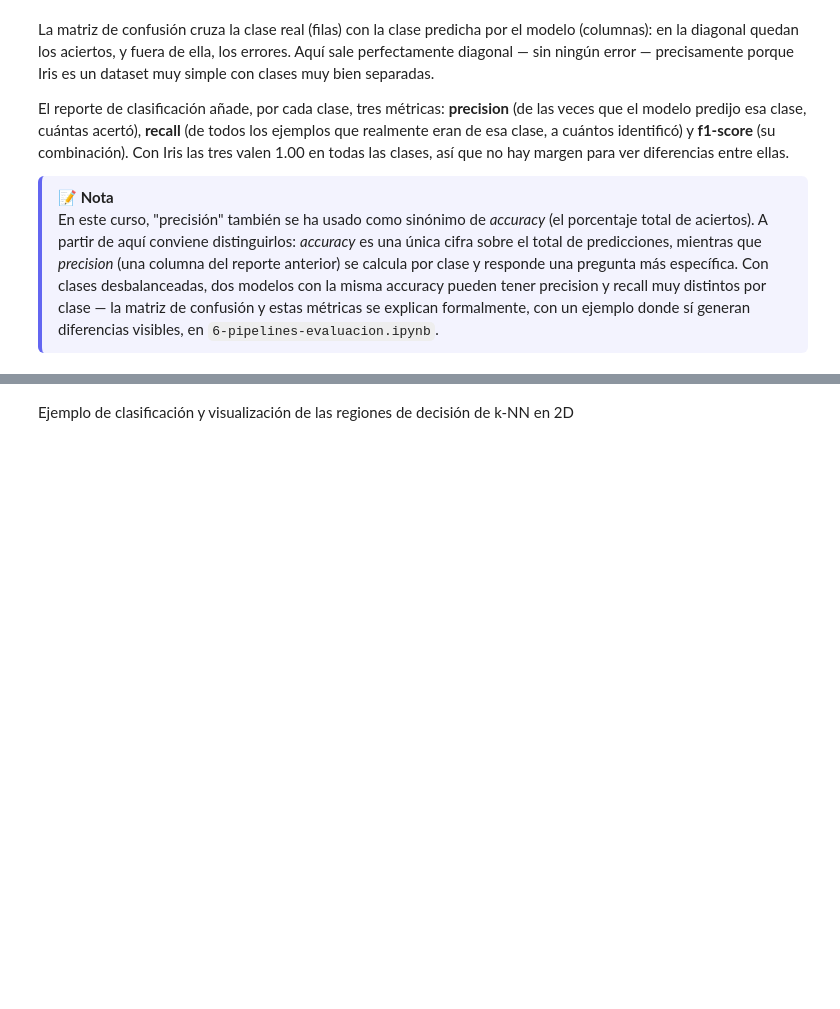
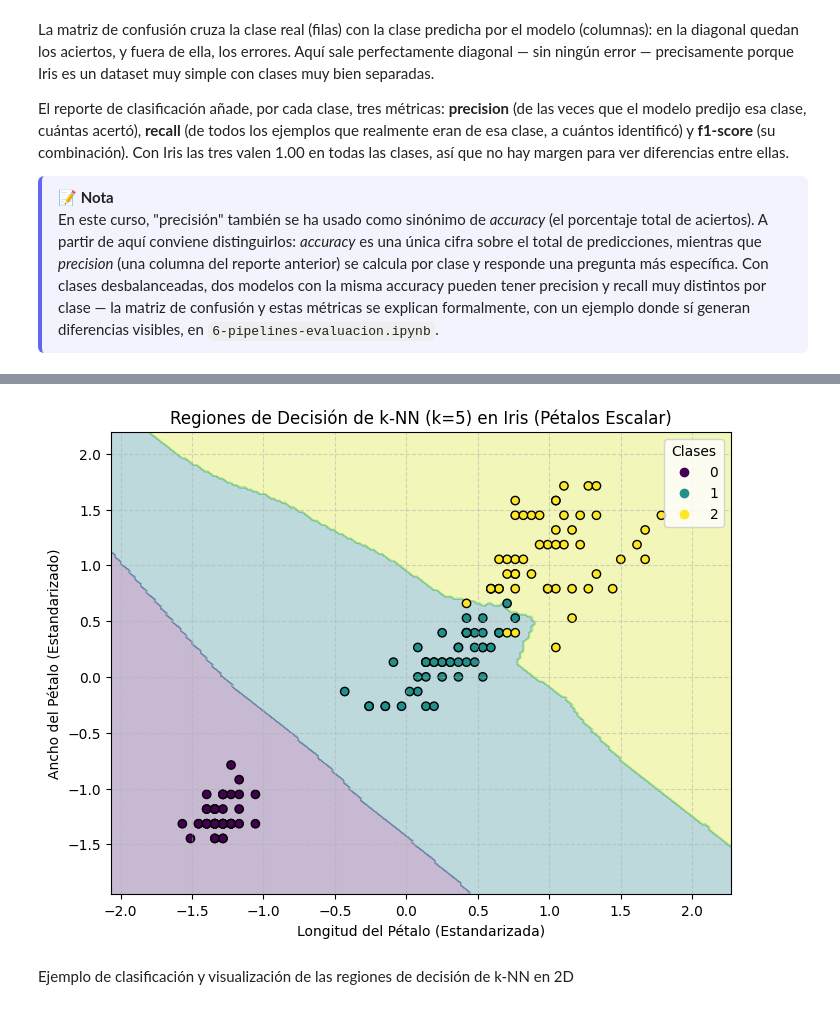
Before and after one commit to Sebastian-Cely/IA-Course-UdB, a Jupyter notebook: Unidad 3/2-introduccion-machine-learning.ipynb, the cells around one changed output, grey strips where cells are left out. Cells and saved outputs as stored; diff of their text form; code cells hidden in the pictures; blank space fills up the shorter version.

```diff
--- a/Unidad 3/2-introduccion-machine-learning.ipynb
+++ b/Unidad 3/2-introduccion-machine-learning.ipynb
@@ -289,3 +310,48 @@ En este curso, "precisión" también se ha usado como sinónimo de <em>accuracy<
+# %%
+import numpy as np
+import matplotlib.pyplot as plt
+from sklearn.datasets import load_iris
+from sklearn.neighbors import KNeighborsClassifier
+from sklearn.preprocessing import StandardScaler
+
+# 1. Cargar datos e instanciar solo las variables de los pétalos (columnas 2 y 3)
+iris = load_iris()
+X_2d = iris.data[:, [2, 3]]
+y_2d = iris.target
+
+# 2. Escalar características
+scaler_2d = StandardScaler()
+X_2d_scaled = scaler_2d.fit_transform(X_2d)
+
+# 3. Entrenar el clasificador k-NN (k=5)
+modelo_knn_2d = KNeighborsClassifier(n_neighbors=5, metric='euclidean')
+modelo_knn_2d.fit(X_2d_scaled, y_2d)
+
+# 4. Crear la malla de puntos para graficar las fronteras
+h = 0.02
+x_min, x_max = X_2d_scaled[:, 0].min() - 0.5, X_2d_scaled[:, 0].max() + 0.5
+y_min, y_max = X_2d_scaled[:, 1].min() - 0.5, X_2d_scaled[:, 1].max() + 0.5
+xx, yy = np.meshgrid(np.arange(x_min, x_max, h), np.arange(y_min, y_max, h))
+
+# Predecir sobre cada punto de la malla
+Z = modelo_knn_2d.predict(np.c_[xx.ravel(), yy.ravel()])
+Z = Z.reshape(xx.shape)
+
+# 5. Graficar
+plt.figure(figsize=(8, 6))
+plt.contourf(xx, yy, Z, alpha=0.3, cmap='viridis')
+
+# Dibujar los puntos del dataset
+scatter = plt.scatter(X_2d_scaled[:, 0], X_2d_scaled[:, 1], c=y_2d, edgecolor='k', cmap='viridis')
+
+plt.title("Regiones de Decisión de k-NN (k=5) en Iris (Pétalos Escalar)")
+plt.xlabel("Longitud del Pétalo (Estandarizada)")
+plt.ylabel("Ancho del Pétalo (Estandarizado)")
+plt.legend(*scatter.legend_elements(), title="Clases")
+plt.grid(True, linestyle='--', alpha=0.5)
+plt.show()
+# %% [output]
+[figure, added]
 # %% [markdown]
 Ejemplo de clasificación y visualización de las regiones de decisión de k-NN en 2D
 # %%
```
Also changed, not shown: parts of 15 cells of this notebook, 1 other file.
